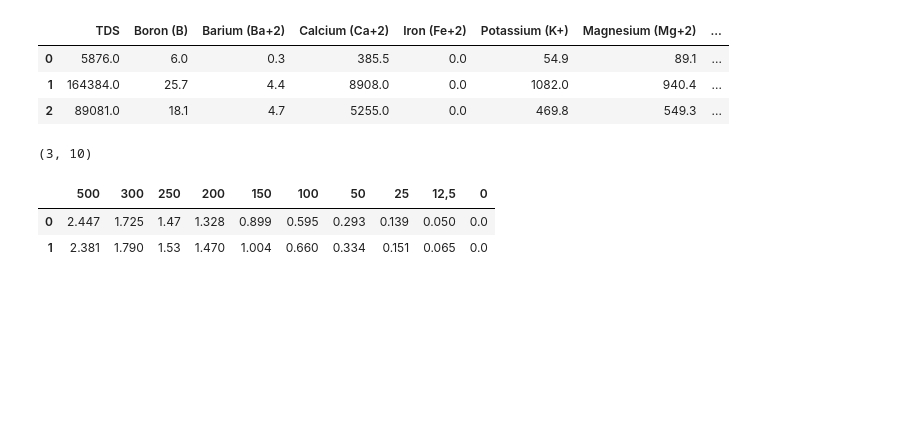
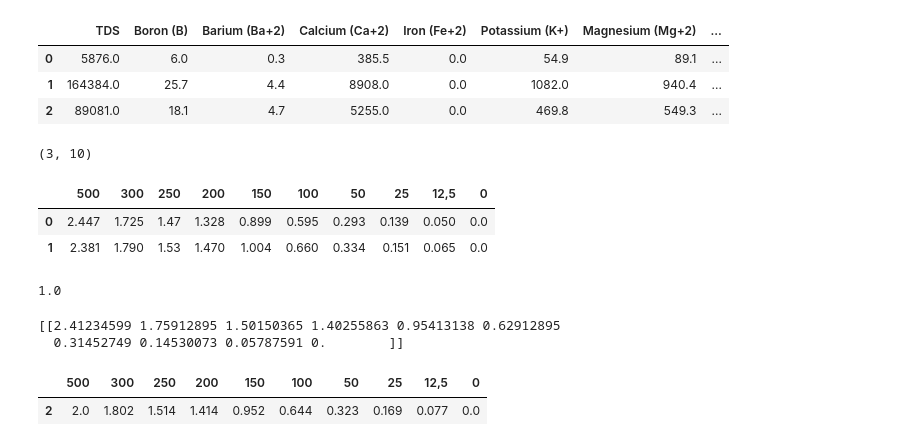
Before and after one commit to carloshurtadop9/PAM-ML-Project, a Jupyter notebook: PAM ML Notebook.ipynb, the cells around one changed output. Saved outputs shown, nothing was run; the diff lists cells and outputs as text; code cells hidden in the pictures; blank space fills up the shorter version.

Commit message:
Ran model on dataset for proof of concept.

```diff
--- a/PAM ML Notebook.ipynb
+++ b/PAM ML Notebook.ipynb
@@ -116,3 +116,12 @@ Y_train.head()
 |  | 500 | 300 | 250 | 200 | 150 | 100 | 50 | 25 | 12,5 | 0 |
 | 0 | 2.447 | 1.725 | 1.47 | 1.328 | 0.899 | 0.595 | 0.293 | 0.139 | 0.050 | 0.0 |
 | 1 | 2.381 | 1.790 | 1.53 | 1.470 | 1.004 | 0.660 | 0.334 | 0.151 | 0.065 | 0.0 |
+# %%
+X_test = feature_columns.loc[(feature_columns['TDS'] == 89081.0)]
+Y_test = target_columns.loc[X_test.index]
+# %%
+reg = model.fit(X_train, Y_train)
+
+reg.score(X_train,Y_train)
+# %% [output]
+1.0
@@ -118,0 +130,10 @@ Y_train.head()
+# %%
+print(Y_pred)
+# %% [output]
+[[2.41234599 1.75912895 1.50150365 1.40255863 0.95413138 0.62912895
+  0.31452749 0.14530073 0.05787591 0.        ]]
+# %%
+Y_test.head()
+# %% [output]
+|  | 500 | 300 | 250 | 200 | 150 | 100 | 50 | 25 | 12,5 | 0 |
+| 2 | 2.0 | 1.802 | 1.514 | 1.414 | 0.952 | 0.644 | 0.323 | 0.169 | 0.077 | 0.0 |
```
Also changed, not shown: parts of 13 cells of this notebook.
